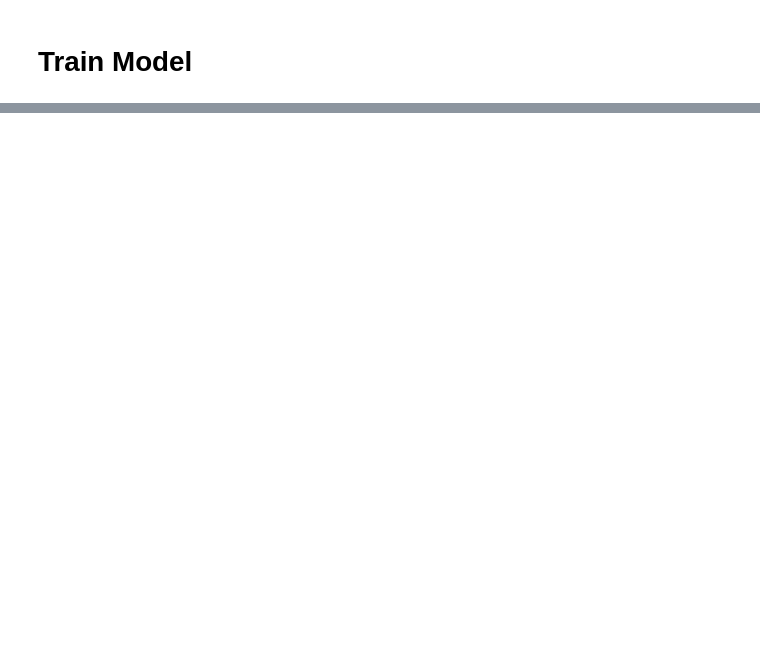
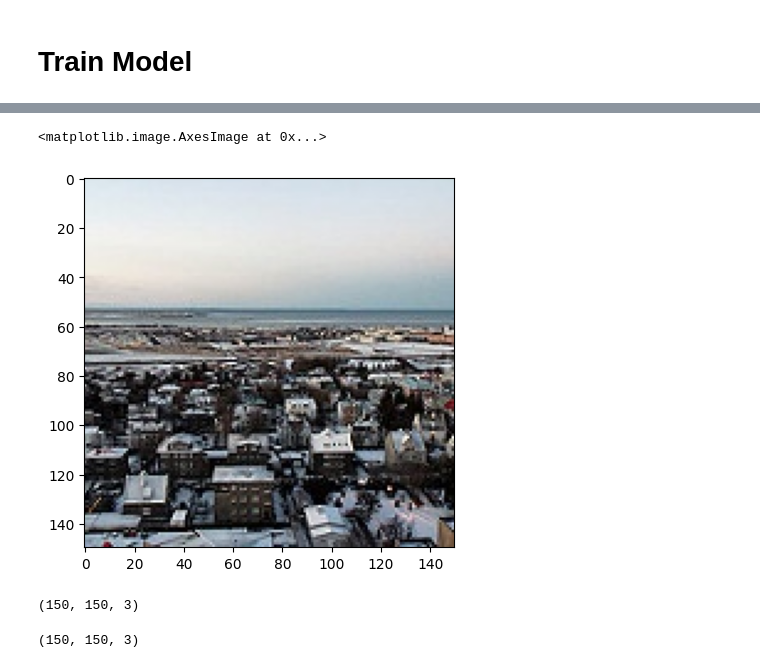
Before and after one commit to ParhamBateni/ImageColorizer, a Jupyter notebook: Autoencoder.ipynb, the cells around one changed output, grey strips where cells are left out. Drawn from its saved outputs; the diff is of its cells as text; code cells hidden in the pictures; blank space fills up the shorter version.

```diff
--- a/Autoencoder.ipynb
+++ b/Autoencoder.ipynb
@@ -169,0 +142,9 @@ train_data[0][1].size
+# %%
+plt.imshow(data[1000][2])
+# %% [output]
+<matplotlib.image.AxesImage at 0x...>
+[figure, added]
+# %%
+data[1000][2].shape
+# %% [output]
+(150, 150, 3)
@@ -169,0 +153,4 @@ train_data[0][1].size
+# %%
+a.shape
+# %% [output]
+(150, 150, 3)
```
Also changed, not shown: parts of 18 cells of this notebook.
